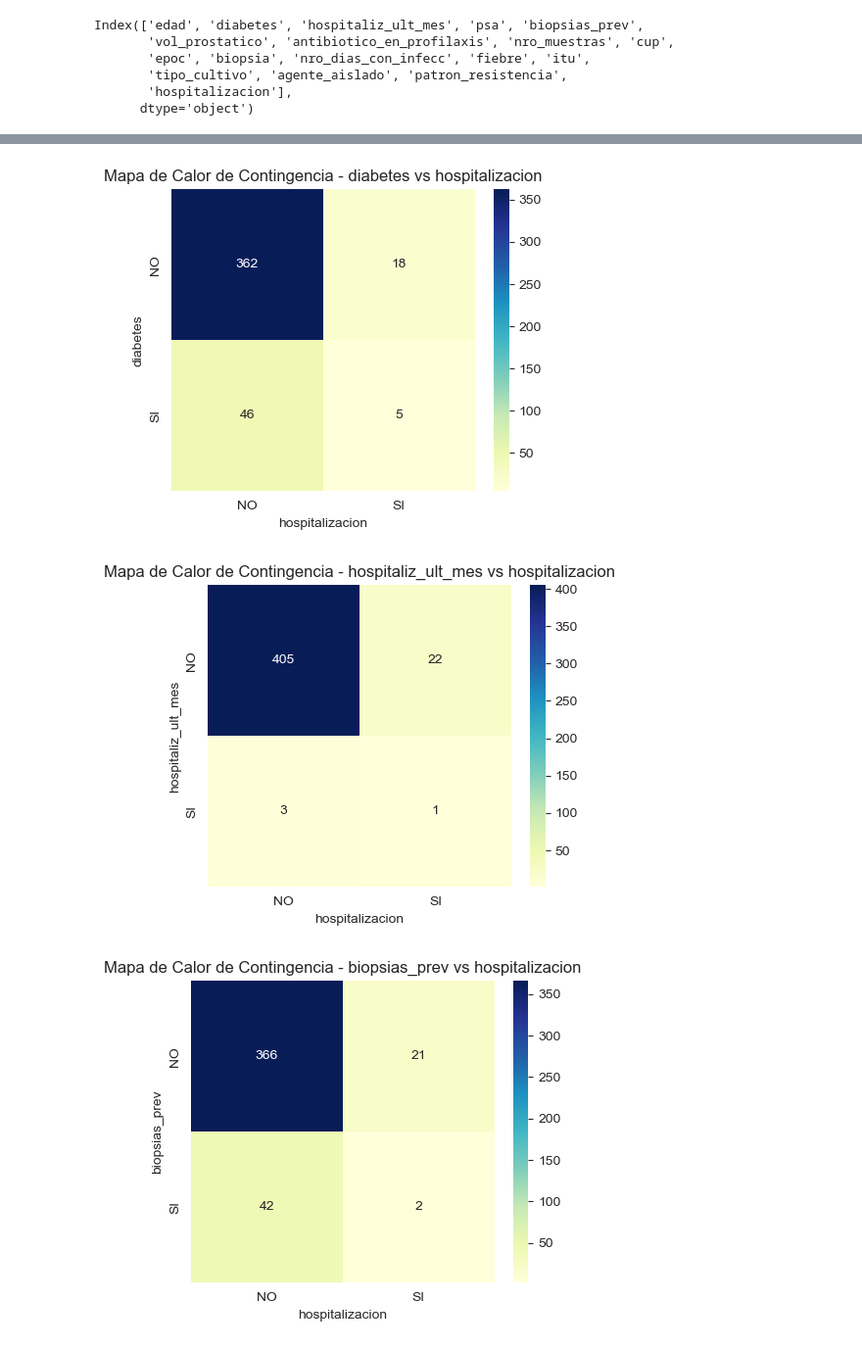
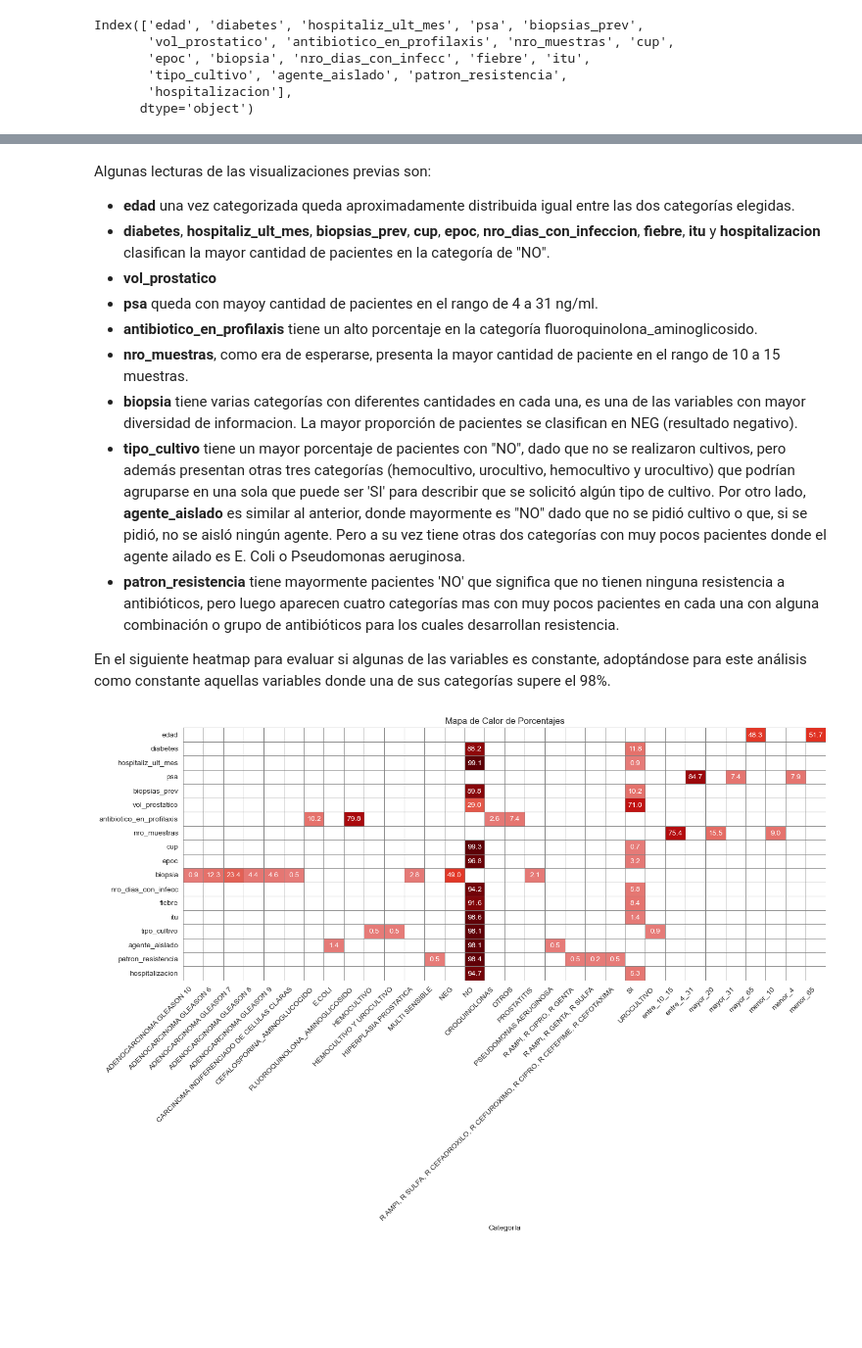
Before and after one commit to Slindex/PI-M6, a Jupyter notebook: Carla/02_EDA.ipynb, the cells around one changed output, grey strips where cells are left out. Shown at 98% size. Drawn from its saved outputs; the diff is of its cells as text; code cells hidden in the pictures; blank space fills up the shorter version.

Commit message:
modificaciones EDA y utils

```diff
--- a/Carla/02_EDA.ipynb
+++ b/Carla/02_EDA.ipynb
@@ -396,0 +194,3 @@ En principio, no se observa relación entre las variables numéricas a excepció
+# %%
+df['psa'] = df['psa'].apply(utils.convertir_si_no_psa)
+df['psa'].value_counts()
@@ -396,0 +210,3 @@ En principio, no se observa relación entre las variables numéricas a excepció
+# %%
+df['nro_muestras'] = df['nro_muestras'].apply(utils.convertir_si_no_muestras)
+df['nro_muestras'].value_counts()
@@ -396,0 +220,3 @@ En principio, no se observa relación entre las variables numéricas a excepció
+# %%
+df['nro_dias_con_infecc'] = df['nro_dias_con_infecc'].apply(utils.convertir_si_no_infecc)
+df['nro_dias_con_infecc'].value_counts()
@@ -420,10 +239,0 @@ Se proponen categorizar algunas de las variables numéricas que podrían ser imp
-# %%
-cat_edad = [0, 65, float('inf')]
-edad_etiquetas = ['menor_65', 'mayor_65']
-df['edad_categorizada'] = pd.cut(df['edad'], bins=cat_edad, labels=edad_etiquetas)
-
-cat_psa = [0., 4., 31., float('inf')]
-psa_etiquetas = ['menor_4', 'entre_4_31', 'mayor_31']
-df['psa_categorizada'] = pd.cut(df['psa'], bins=cat_psa, labels=psa_etiquetas)
-
-df.head(3)
@@ -435,6 +263,18 @@ df.head(3)
+# %% [markdown]
+Algunas lecturas de las visualizaciones previas son:
+
+* **edad** una vez categorizada queda aproximadamente distribuida igual entre las dos categorías elegidas.
+* **diabetes**, **hospitaliz_ult_mes**, **biopsias_prev**, **cup**, **epoc**, **nro_dias_con_infeccion**, **fiebre**, **itu** y **hospitalizacion** clasifican la mayor cantidad de pacientes en la categoría de "NO".
+* **vol_prostatico**
+* **psa** queda con mayoy cantidad de pacientes en el rango de 4 a 31 ng/ml.
+* **antibiotico_en_profilaxis** tiene un alto porcentaje en la categoría fluoroquinolona_aminoglicosido.
+* **nro_muestras**, como era de esperarse, presenta la mayor cantidad de paciente en el rango de 10 a 15 muestras.
+* **biopsia** tiene varias categorías con diferentes cantidades en cada una, es una de las variables con mayor diversidad de informacion. La mayor proporción de pacientes se clasifican en NEG (resultado negativo).
+* **tipo_cultivo** tiene un mayor porcentaje de pacientes con "NO", dado que no se realizaron cultivos, pero además presentan otras tres categorías (hemocultivo, urocultivo, hemocultivo y urocultivo) que podrían agruparse en una sola que puede ser 'SI' para describir que se solicitó algún tipo de cultivo. Por otro lado, **agente_aislado** es similar al anterior, donde mayormente es "NO" dado que no se pidió cultivo o que, si se pidió, no se aisló ningún agente. Pero a su vez tiene otras dos categorías con muy pocos pacientes donde el agente ailado es E. Coli o Pseudomonas aeruginosa.
+* **patron_resistencia** tiene mayormente pacientes 'NO' que significa que no tienen ninguna resistencia a antibióticos, pero luego aparecen cuatro categorías mas con muy pocos pacientes en cada una con alguna combinación o grupo de antibióticos para los cuales desarrollan resistencia.
+
+En el siguiente heatmap para evaluar si algunas de las variables es constante, adoptándose para este análisis como constante aquellas variables donde una de sus categorías supere el 98%.
 # %%
-utils.tabla_contingencias(df, 'hospitalizacion')
+utils.heatmap_categoricas(df)
 # %% [output]
-[figure, old version]
+[figure, new version]
-[figure, removed]
-[figure, removed]
```
Also changed, not shown: parts of 85 cells of this notebook, 1 other file.
